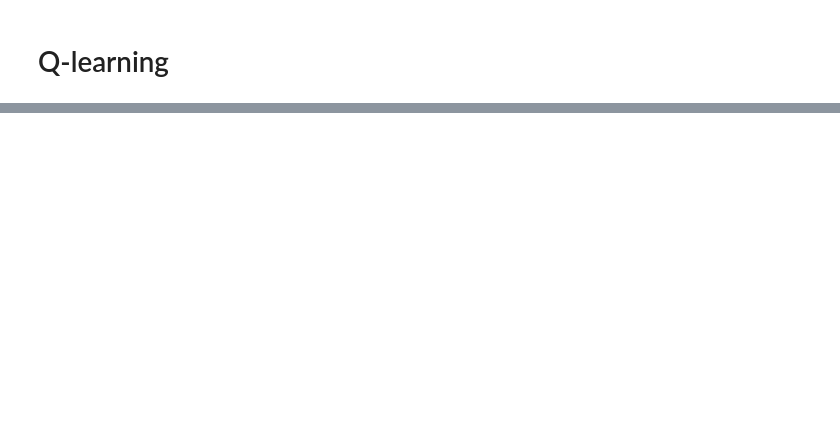
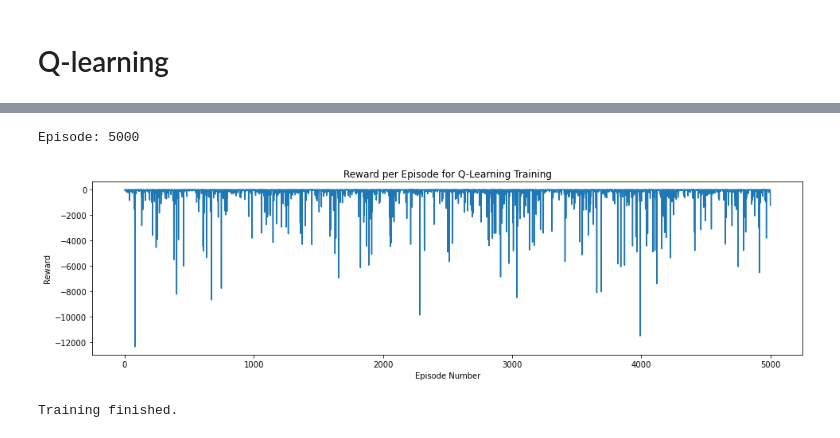
Before and after one commit to TrangNguyenn/OpenAI_RL, a Jupyter notebook: Taxi.ipynb, the cells around one changed output, grey strips where cells are left out. Saved outputs shown, nothing was run; the diff lists cells and outputs as text; code cells hidden in the pictures; blank space fills up the shorter version.

```diff
--- a/Taxi.ipynb
+++ b/Taxi.ipynb
@@ -60,16 +53,16 @@ State: 328
 # %%
 env.s = 328  # set environment to illustration's state
 
-epochs = 0
-penalties, reward = 0, 0
+steps = 0
+penalties, rw = 0, 0
 
 frames = [] # for animation
 
 done = False
 
 while not done:
-    action = env.action_space.sample()
-    state, reward, done, info = env.step(action)
+    action = env.action_space.sample() #Select a random action
+    state, reward, done, info = env.step(action) #implement action
 
     if reward == -10:
         penalties += 1
@@ -79,8 +72,8 @@ while not done:
         'frame': env.render(mode='ansi'),
         'state': state,
         'action': action,
-        'reward': reward
+        'reward': rw
         }
     )
 
-    epochs += 1
+    steps += 1
@@ -269,0 +331,60 @@ Average time per episode: 0.0002 seconds
+# %%
+import random
+from IPython.display import clear_output
+
+Qtable = np.zeros([env.observation_space.n, env.action_space.n])
+# Hyperparameters
+alpha = 0.1
+gamma = 0.6
+epsilon = 0.1
+
+q_episode_reward_list = []
+total_epochs, total_penalties = 0, 0
+episodes = 10000
+episode_reward = 0
+
+# For plotting metrics
+all_epochs = []
+all_penalties = []
+
+for i in range(1, 5001):
+    state = env.reset()
+
+    epochs, penalties, reward, = 0, 0, 0
+    done = False
+
+    while not done:
+        action = policy(state)
+        next_state, reward, done, info = env.step(action)
+        next_action = policy(next_state)
+
+        old_value = Qtable[state, action]
+        new_value = old_value + alpha*(reward + gamma *Qtable[next_state,next_action] - old_value)
+        Qtable[state, action] = new_value
+        episode_reward = episode_reward + reward
+        if reward == -10:
+            penalties += 1
+
+        state = next_state
+        epochs += 1
+
+    total_penalties += penalties
+    total_epochs += epochs
+    q_episode_reward_list.append(episode_reward)
+    episode_reward = 0
+
+    if i % 100 == 0:
+        clear_output(wait=True)
+        print(f"Episode: {i}")
+
+plt.rcParams["figure.figsize"] = (16,4)
+plt.plot(q_episode_reward_list)
+plt.ylabel('Reward')
+plt.xlabel('Episode Number')
+plt.title("Reward per Episode for Q-Learning Training")
+plt.show()
+print("Training finished.\n")
+# %% [output]
+Episode: 5000
+[figure, added]
+Training finished.
```
Also changed, not shown: parts of 13 cells of this notebook.
